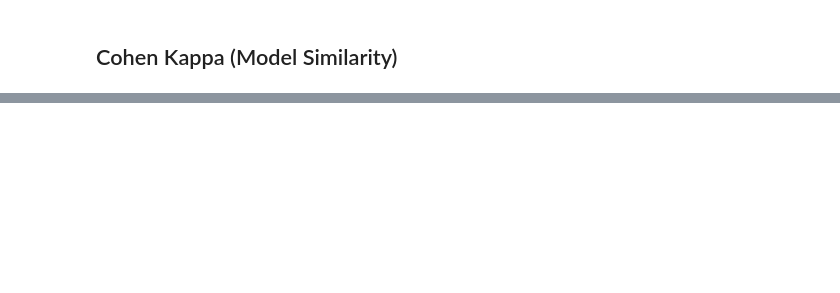
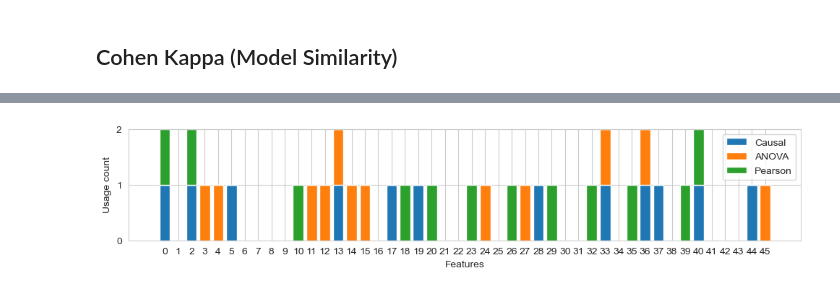
Before and after one commit to prat-man/CSE-572-Data-Mining, a Jupyter notebook: causality.ipynb, the cells around one changed output, grey strips where cells are left out. Saved outputs shown, nothing was run; the diff lists cells and outputs as text; code cells hidden in the pictures; blank space fills up the shorter version.

```diff
--- a/causality.ipynb
+++ b/causality.ipynb
@@ -435,0 +451,28 @@ plt.savefig('images/cohen_kappa.png', dpi=300)
+# %%
+fig = plt.figure(figsize=(12, 2))
+
+algorithms = {'Causal': relevant_features,
+             'ANOVA': anova_features,
+             'Pearson': pearson_features}
+
+bottom = np.zeros(len(X_train.columns), dtype=int)
+
+for algorithm, features in algorithms.items():
+    feature_counts = [1 if feature in features else 0 for feature in X_train.columns]
+    plt.bar(range(len(X_train.columns)),
+            feature_counts,
+            bottom=bottom,
+            label=algorithm)
+    bottom = np.add(bottom, feature_counts)
+
+plt.xticks(range(len(X_train.columns)))
+plt.yticks(range(max(bottom) + 1))
+
+plt.xlabel('Features')
+plt.ylabel('Usage count')
+
+plt.legend()
+
+plt.show()
+# %% [output]
+[figure, added]
```
Also changed, not shown: parts of 11 cells of this notebook, 2 other files.
